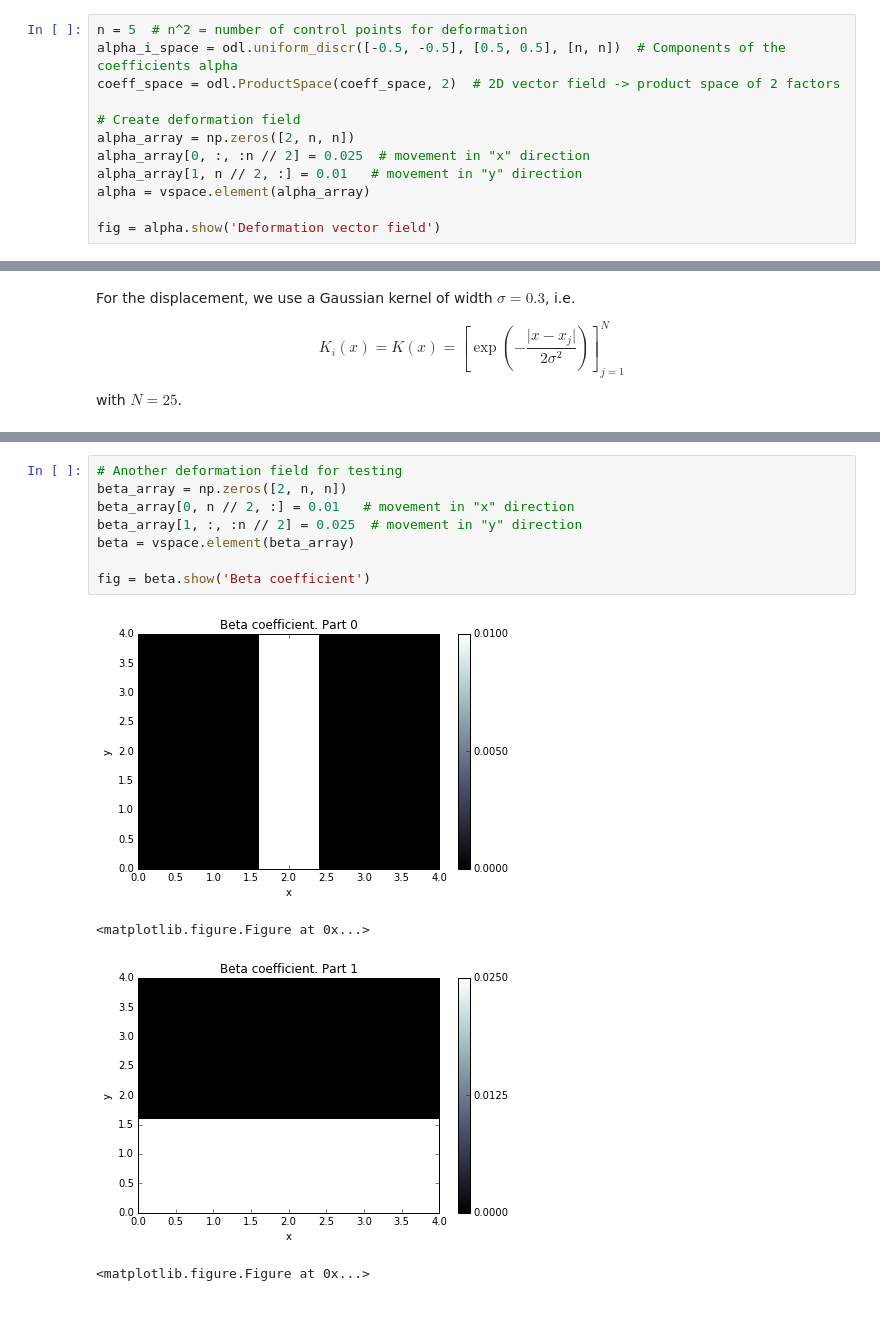
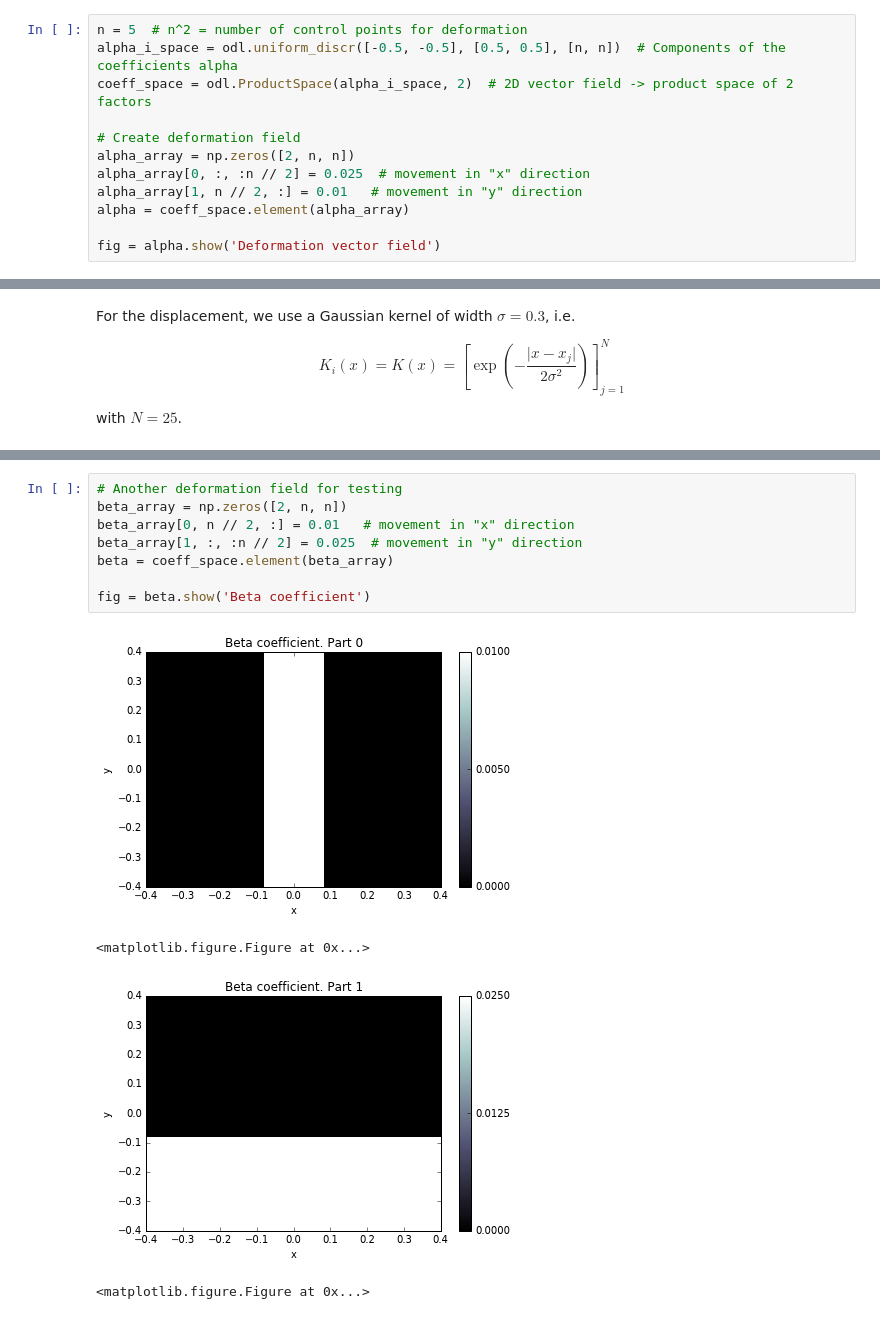
Before and after one commit to arcaduf/odl, a Jupyter notebook: examples/notebooks/Linearized Deformation.ipynb, the cells around one changed output, grey strips where cells are left out. Cells and saved outputs as stored; diff of their text form.

```diff
--- a/examples/notebooks/Linearized Deformation.ipynb
+++ b/examples/notebooks/Linearized Deformation.ipynb
@@ -184,13 +200,13 @@ The control points are chosen as a $5\times 5$ grid:
 # %%
 n = 5  # n^2 = number of control points for deformation
 alpha_i_space = odl.uniform_discr([-0.5, -0.5], [0.5, 0.5], [n, n])  # Components of the coefficients alpha
-coeff_space = odl.ProductSpace(coeff_space, 2)  # 2D vector field -> product space of 2 factors
+coeff_space = odl.ProductSpace(alpha_i_space, 2)  # 2D vector field -> product space of 2 factors
 
 # Create deformation field
 alpha_array = np.zeros([2, n, n])
 alpha_array[0, :, :n // 2] = 0.025  # movement in "x" direction
 alpha_array[1, n // 2, :] = 0.01   # movement in "y" direction
-alpha = vspace.element(alpha_array)
+alpha = coeff_space.element(alpha_array)
 
 fig = alpha.show('Deformation vector field')
 # %% [output]
@@ -262,15 +245,15 @@ $$
 # %%
 # Another deformation field for testing
 beta_array = np.zeros([2, n, n])
 beta_array[0, n // 2, :] = 0.01   # movement in "x" direction
 beta_array[1, :, :n // 2] = 0.025  # movement in "y" direction
-beta = vspace.element(beta_array)
+beta = coeff_space.element(beta_array)
 
 fig = beta.show('Beta coefficient')
 # %% [output]
-[figure, old version]
+[figure, new version]
 <matplotlib.figure.Figure at 0x...>
-[figure, old version]
+[figure, new version]
 <matplotlib.figure.Figure at 0x...>
 # %%
 deriv_deform = deformation.derivative(alpha)(beta)
```
Also changed, not shown: parts of 40 cells of this notebook.
